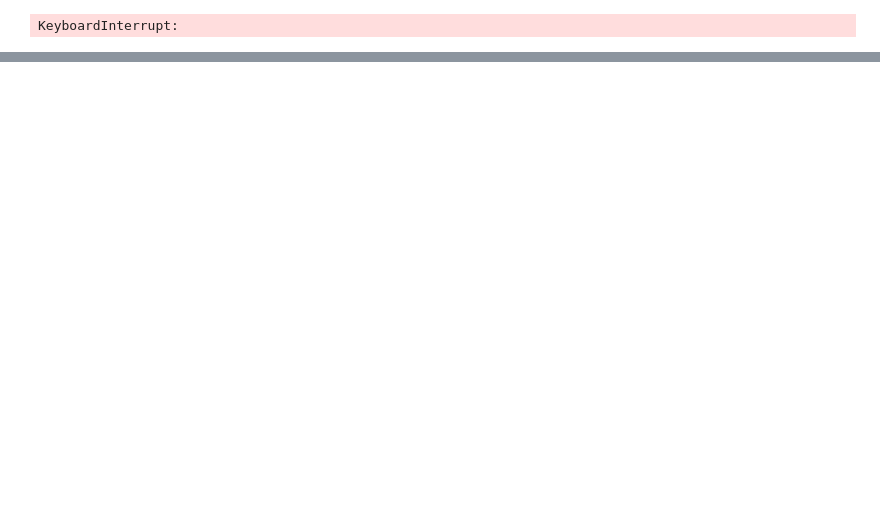
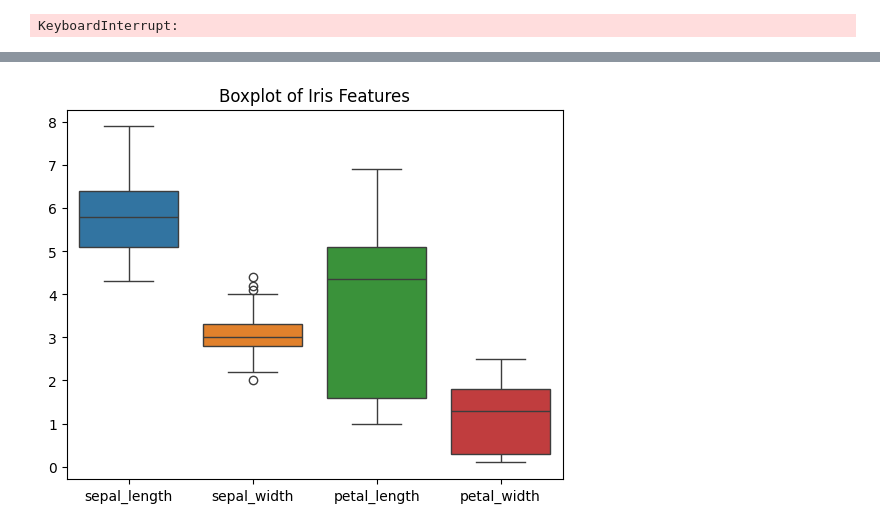
Before and after one commit to Evecandy/iris-analysis, a Jupyter notebook: iris_data_analysis.ipynb, the cells around one changed output, grey strips where cells are left out. Drawn from its saved outputs; the diff is of its cells as text; code cells hidden in the pictures; blank space fills up the shorter version.

```diff
--- a/iris_data_analysis.ipynb
+++ b/iris_data_analysis.ipynb
@@ -564,0 +664,93 @@ Dataset loaded successfully.
+# %%
+import matplotlib.pyplot as plt
+import seaborn as sns
+import pandas as pd
+from google.colab import files
+import os
+
+# Use files.upload() to get the file from your local computer
+# This will open a file picker dialog
+# Ensure this cell is run FIRST to load the DataFrame
+uploaded = files.upload()
+
+# Check if any file was uploaded
+if uploaded:
+    # Get the name of the first uploaded file (assuming only one is uploaded)
+    file_name = list(uploaded.keys())[0]
+    print(f"Uploaded file: {file_name}")
+
+    # Load the dataset from the uploaded file
+    try:
+        df = pd.read_csv(file_name)
+        print("Dataset loaded successfully.")
+
+        # Verify the first few rows to confirm successful loading
+        print(df.head())
+
+        # Now proceed with the plotting code
+        # 🔹 Bar Plot
+        if 'species' in df.columns:
+            sns.countplot(x=df['species'], palette='viridis')
+            plt.xlabel("Species Type")
+            plt.ylabel("Count")
+            plt.title("Distribution of Iris Species")
+            plt.savefig("bar_plot_species_distribution.png", dpi=300)
+            plt.show()
+        else:
+            print("Error: 'species' column not found for Bar Plot.")
+
+
+        # 🔹 Line Chart
+        # Check for required columns before plotting
+        if all(col in df.columns for col in ['petal_length', 'species']):
+            sns.lineplot(x=df.index, y=df['petal_length'], hue=df['species'])
+            plt.xlabel("Sample Index")
+            plt.ylabel("Petal Length")
+            plt.title("Petal Length Variation Across Samples")
+            plt.savefig("line_chart_petal_length.png", dpi=300)
+            plt.show()
+        else:
+            print("Error: Required columns ('petal_length', 'species') not found for Line Chart.")
+
+
+        # 🔹 Scatter Plot (Sepal vs Petal Length)
+        # Check for required columns before plotting
+        if all(col in df.columns for col in ['sepal_length', 'petal_length', 'species']):
+            sns.scatterplot(x=df['sepal_length'], y=df['petal_length'], hue=df['species'], palette='coolwarm')
+            plt.xlabel("Sepal Length")
+            plt.ylabel("Petal Length")
+            plt.title("Sepal Length vs Petal Length Across Species")
+            plt.savefig("scatter_plot_sepal_vs_petal.png", dpi=300)
+            plt.show()
+        else:
+             print("Error: Required columns ('sepal_length', 'petal_length', 'species') not found for Scatter Plot.")
+
+
+        # 🔹 Boxplot
+        # Assuming boxplot is for numerical columns, no specific column check needed unless excluding non-numeric
+        plt.figure() # Create a new figure for the boxplot
+        sns.boxplot(data=df)
+        plt.title("Boxplot of Iris Features")
+        plt.savefig("boxplot_iris_features.png", dpi=300)
+        plt.show()
+
+
+        # 🔹 Heatmap (Feature Correlation)
+        # Check for numerical columns before plotting the heatmap
+        numerical_df = df.select_dtypes(include=['number'])
+        if not numerical_df.empty:
+            plt.figure() # Create a new figure for the heatmap
+            sns.heatmap(numerical_df.corr(), annot=True, cmap="coolwarm")
+            plt.title("Feature Correlation Heatmap")
+            plt.savefig("heatmap_correlation.png", dpi=300)
+            plt.show()
+        else:
+            print("Error: No numerical columns found for Heatmap.")
+
+
+    except Exception as e:
+        print(f"Error loading the dataset or creating the plot: {e}")
+
+else:
+    print("No file was uploaded. Please upload the dataset file.")
+# %% [output]
@@ -564,0 +773 @@ Dataset loaded successfully.
+[figure, added]
```
Also changed, not shown: parts of 17 cells of this notebook.
